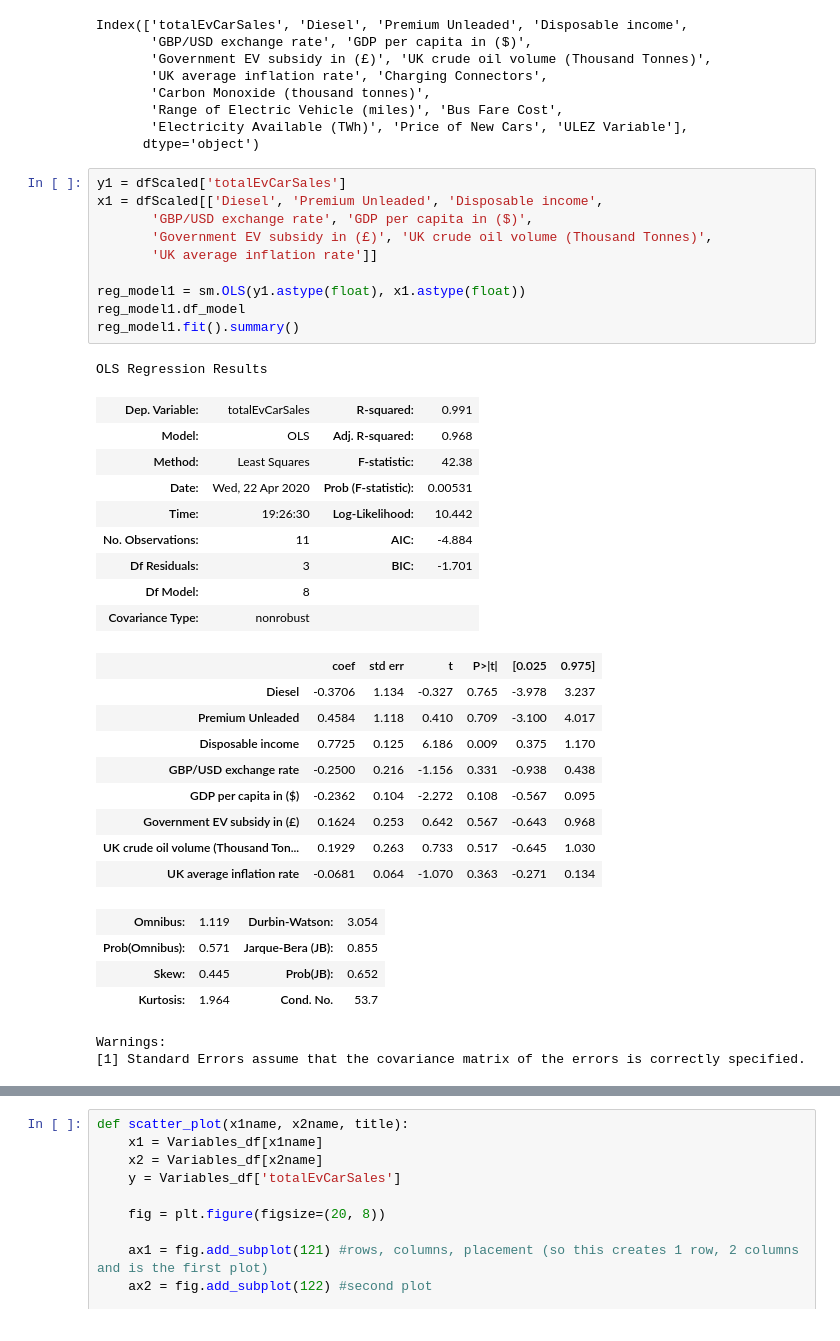
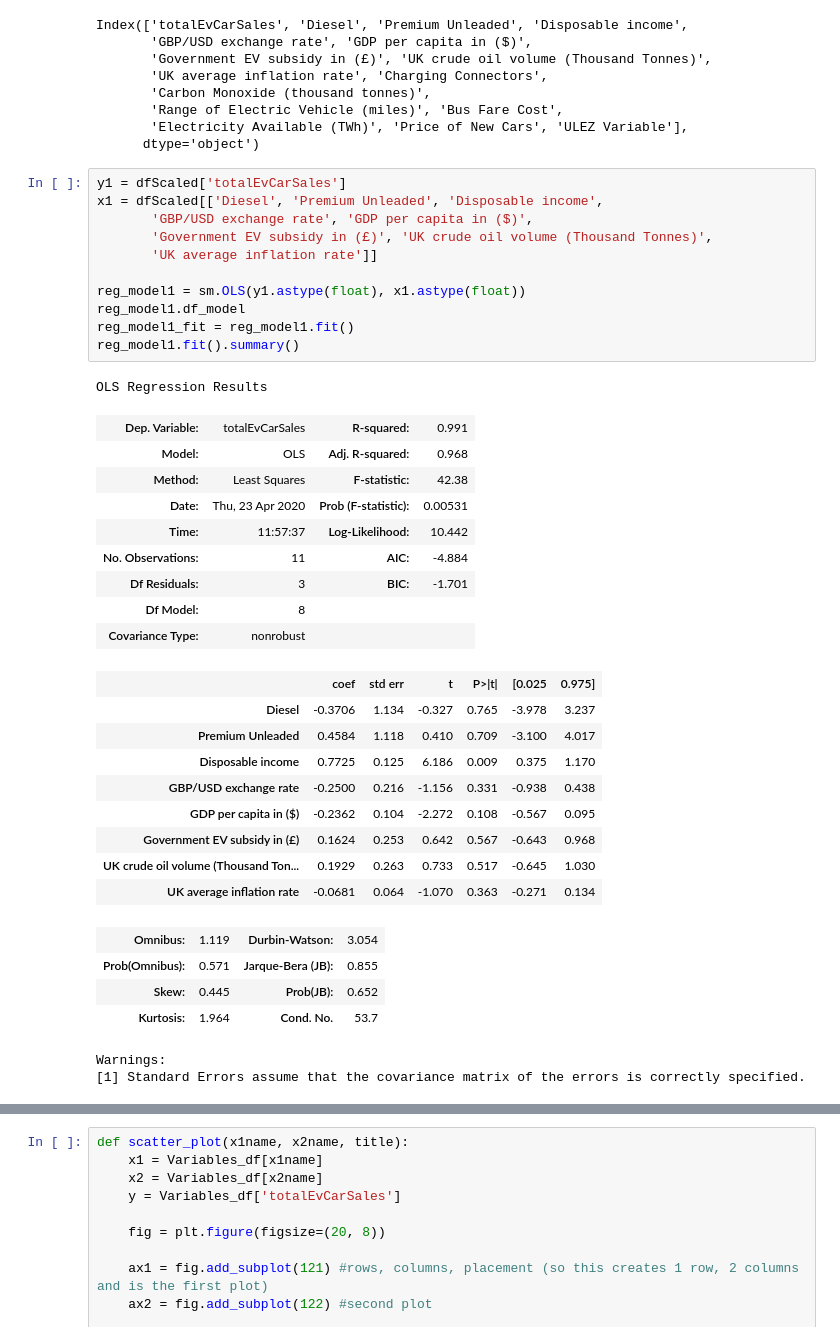
Before and after one commit to kirankalsi/Coding-Project, a Jupyter notebook: Project Combined.ipynb, the cells around one changed output, grey strips where cells are left out. Cells and saved outputs as stored; diff of their text form.

```diff
--- a/Project Combined.ipynb
+++ b/Project Combined.ipynb
@@ -701,20 +702,21 @@ Index(['totalEvCarSales', 'Diesel', 'Premium Unleaded', 'Disposable income',
 # %%
 y1 = dfScaled['totalEvCarSales']
 x1 = dfScaled[['Diesel', 'Premium Unleaded', 'Disposable income',
        'GBP/USD exchange rate', 'GDP per capita in ($)',
        'Government EV subsidy in (£)', 'UK crude oil volume (Thousand Tonnes)',
        'UK average inflation rate']]
 
 reg_model1 = sm.OLS(y1.astype(float), x1.astype(float))
 reg_model1.df_model
+reg_model1_fit = reg_model1.fit()
 reg_model1.fit().summary()
 # %% [output]
 OLS Regression Results
 | Dep. Variable: | totalEvCarSales | R-squared: | 0.991 |
 | Model: | OLS | Adj. R-squared: | 0.968 |
 | Method: | Least Squares | F-statistic: | 42.38 |
-| Date: | Wed, 22 Apr 2020 | Prob (F-statistic): | 0.00531 |
-| Time: | 19:26:30 | Log-Likelihood: | 10.442 |
+| Date: | Thu, 23 Apr 2020 | Prob (F-statistic): | 0.00531 |
+| Time: | 11:57:37 | Log-Likelihood: | 10.442 |
 | No. Observations: | 11 | AIC: | -4.884 |
 | Df Residuals: | 3 | BIC: | -1.701 |
 | Df Model: | 8 |  |  |
```
Also changed, not shown: parts of 5 cells of this notebook.
